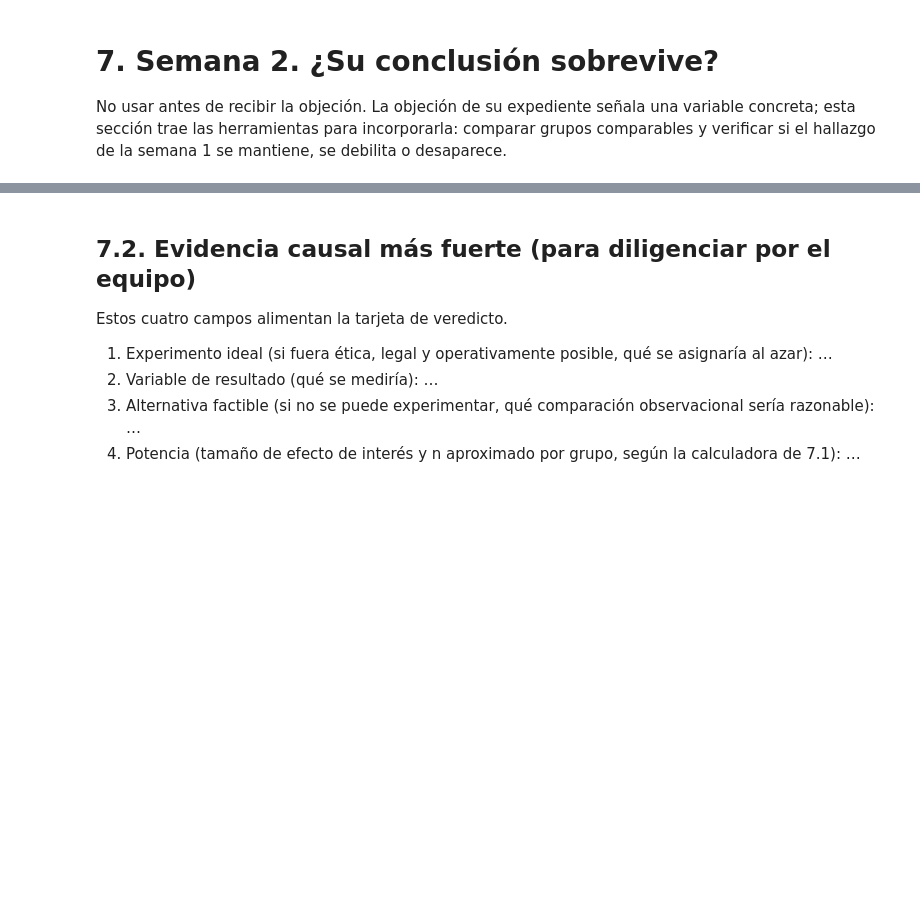
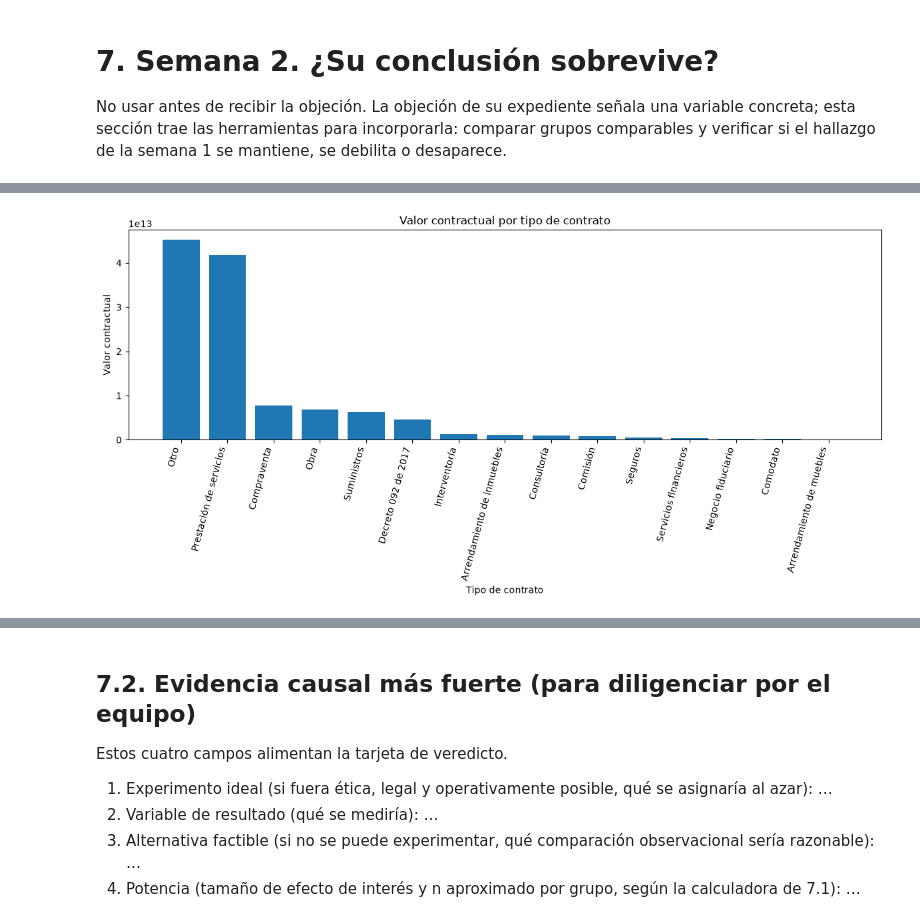
Before and after one commit to evallejog/curso_Data_Analytics, a Jupyter notebook: SECOP-DataAnalytics-Grupo3/SECOP_investigation_grupo3_B.ipynb, the cells around one changed output, grey strips where cells are left out. Drawn from its saved outputs; the diff is of its cells as text; code cells hidden in the pictures; blank space fills up the shorter version.

```diff
--- a/SECOP-DataAnalytics-Grupo3/SECOP_investigation_grupo3_B.ipynb
+++ b/SECOP-DataAnalytics-Grupo3/SECOP_investigation_grupo3_B.ipynb
@@ -1214,0 +1552,17 @@ efecto d=0.8 : ~   26 contratos por grupo
+# %%
+# ============================================================
+# E1 — PARTICIPACIÓN EN EL NÚMERO DE CONTRATOS
+# ============================================================
+
+e1["participacion_contratos"] = (
+    e1["contratos"] / e1["contratos"].sum()
+)
+
+e1.style.format({
+    "contratos": "{:,.0f}",
+    "proveedores_distintos": "{:,.0f}",
+    "valor_total": "${:,.0f}",
+    "valor_mediano": "${:,.0f}",
+    "valor_promedio": "${:,.0f}",
+    "participacion_contratos": "{:.2%}"
+})
@@ -1214,0 +2649,36 @@ efecto d=0.8 : ~   26 contratos por grupo
+# %%
+# ============================================================
+# GRÁFICO — VALOR TOTAL POR TIPO
+# ============================================================
+
+grafico_valor = (
+    e1
+    .sort_values(
+        "valor_total",
+        ascending=False
+    )
+    .head(15)
+)
+
+plt.figure(figsize=(12, 6))
+
+plt.bar(
+    range(len(grafico_valor)),
+    grafico_valor["valor_total"]
+)
+
+plt.xticks(
+    range(len(grafico_valor)),
+    grafico_valor[COL_NICHO],
+    rotation=75,
+    ha="right"
+)
+
+plt.ylabel("Valor contractual")
+plt.xlabel("Tipo de contrato")
+plt.title("Valor contractual por tipo de contrato")
+
+plt.tight_layout()
+plt.show()
+# %% [output]
+[figure, added]
```
Also changed, not shown: parts of 59 cells of this notebook.
